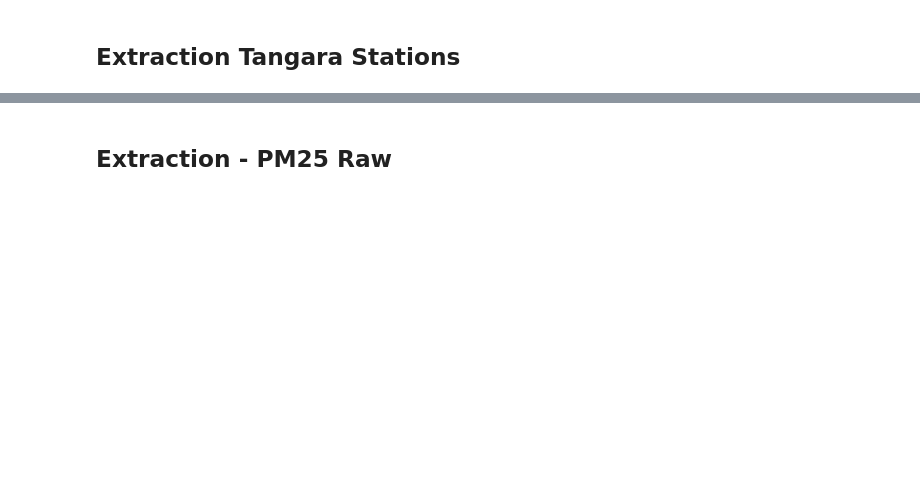
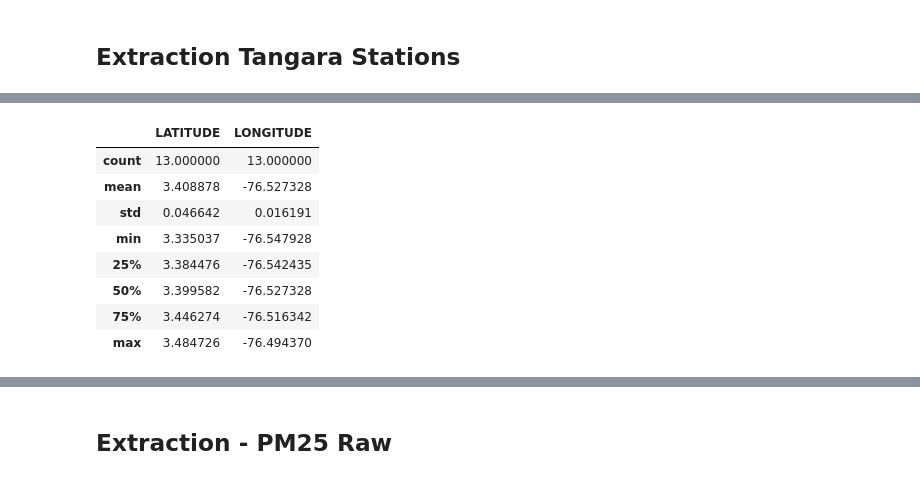
Before and after one commit to sebaxtian/tangara-pipeline, a Jupyter notebook: notebooks/tangara_stations.ipynb, the cells around one changed output, grey strips where cells are left out. Cells and saved outputs as stored; diff of their text form; code cells hidden in the pictures; blank space fills up the shorter version.

```diff
--- a/notebooks/tangara_stations.ipynb
+++ b/notebooks/tangara_stations.ipynb
@@ -144,3 +164,16 @@ tangara_stations.head()
+# %%
+# Describe Data
+tangara_stations.describe()
+# %% [output]
+|  | LATITUDE | LONGITUDE |
+| count | 13.000000 | 13.000000 |
+| mean | 3.408878 | -76.527328 |
+| std | 0.046642 | 0.016191 |
+| min | 3.335037 | -76.547928 |
+| 25% | 3.384476 | -76.542435 |
+| 50% | 3.399582 | -76.527328 |
+| 75% | 3.446274 | -76.516342 |
+| max | 3.484726 | -76.494370 |
 # %%
 # Save Data Frame into Catalog
 catalog.save('tangara_stations', tangara_stations)
```
Also changed, not shown: parts of 10 cells of this notebook, 8 other files.
